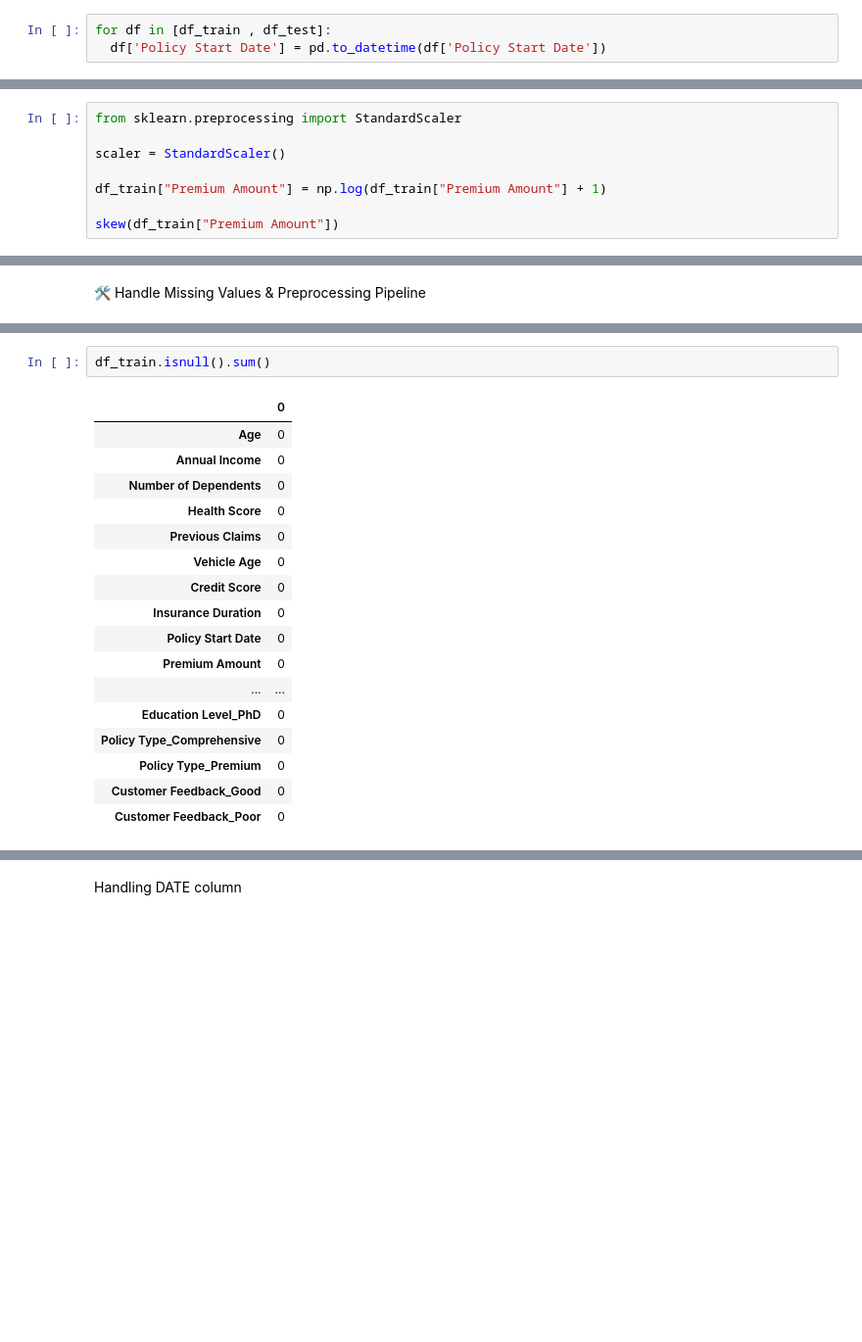
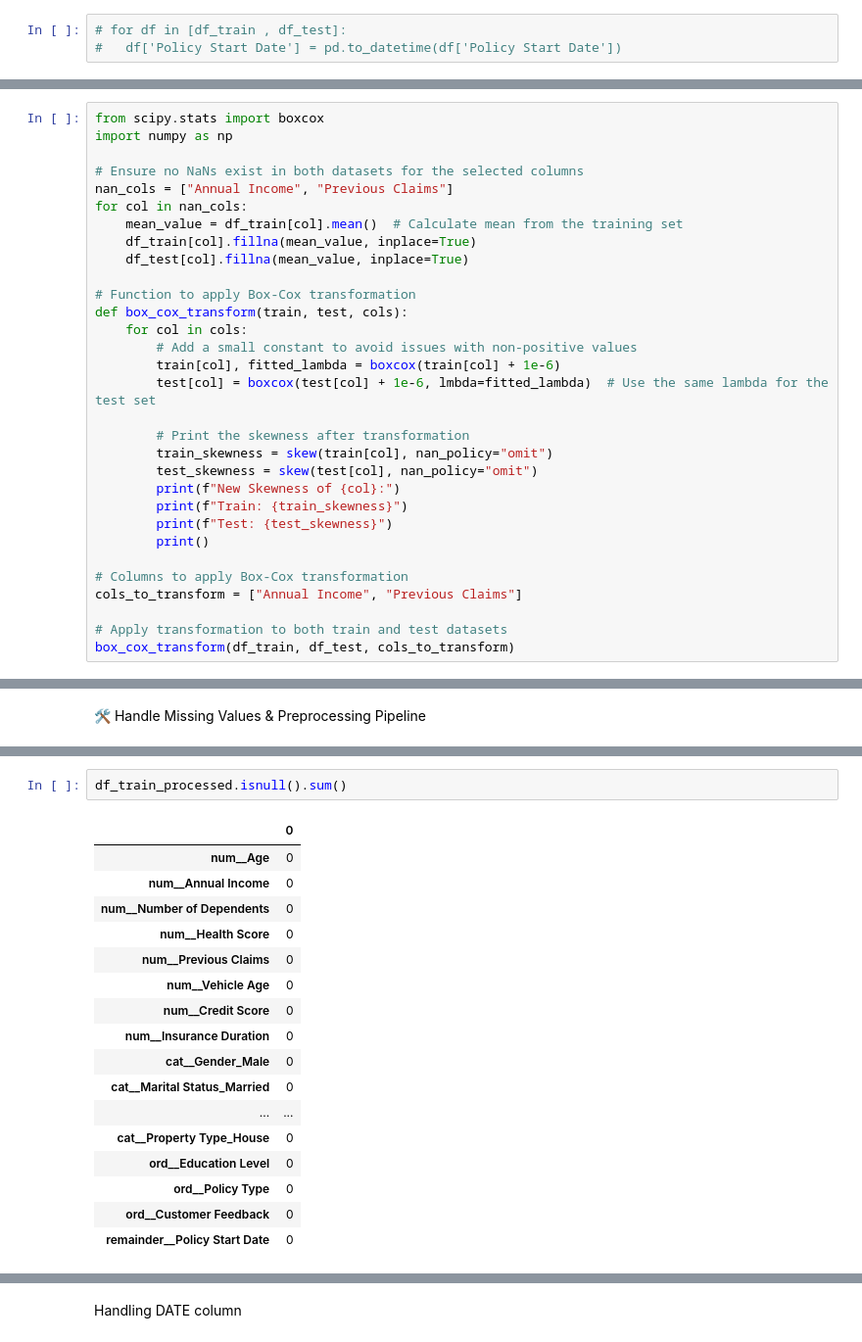
Before and after one commit to Lekxmentt/DS_projects-, a Jupyter notebook: Kaggle-Insurance/insurance_competition.ipynb, the cells around one changed output, grey strips where cells are left out. Shown at 98% size. Cells and saved outputs as stored; diff of their text form; blank space fills up the shorter version.

```diff
--- a/Kaggle-Insurance/insurance_competition.ipynb
+++ b/Kaggle-Insurance/insurance_competition.ipynb
@@ -110,5 +108,5 @@ missing_val_percentage(df_test)
 # %% [markdown]
 Handling Missing Values
 # %%
-for df in [df_train , df_test]:
-  df['Policy Start Date'] = pd.to_datetime(df['Policy Start Date'])
+# for df in [df_train , df_test]:
+#   df['Policy Start Date'] = pd.to_datetime(df['Policy Start Date'])
@@ -193,8 +189,0 @@ Annual Income , Previous Claims and Premium Amount are positevely skewed and hen
-# %%
-from sklearn.preprocessing import StandardScaler
-
-scaler = StandardScaler()
-
-df_train["Premium Amount"] = np.log(df_train["Premium Amount"] + 1)
-
-skew(df_train["Premium Amount"])
@@ -213,0 +190,31 @@ Skewness after Box-Cox: -0.1405701128860488
+# %%
+from scipy.stats import boxcox
+import numpy as np
+
+# Ensure no NaNs exist in both datasets for the selected columns
+nan_cols = ["Annual Income", "Previous Claims"]
+for col in nan_cols:
+    mean_value = df_train[col].mean()  # Calculate mean from the training set
+    df_train[col].fillna(mean_value, inplace=True)
+    df_test[col].fillna(mean_value, inplace=True)
+
+# Function to apply Box-Cox transformation
+def box_cox_transform(train, test, cols):
+    for col in cols:
+        # Add a small constant to avoid issues with non-positive values
+        train[col], fitted_lambda = boxcox(train[col] + 1e-6)
+        test[col] = boxcox(test[col] + 1e-6, lmbda=fitted_lambda)  # Use the same lambda for the test set
+
+        # Print the skewness after transformation
+        train_skewness = skew(train[col], nan_policy="omit")
+        test_skewness = skew(test[col], nan_policy="omit")
+        print(f"New Skewness of {col}:")
+        print(f"Train: {train_skewness}")
+        print(f"Test: {test_skewness}")
+        print()
+
+# Columns to apply Box-Cox transformation
+cols_to_transform = ["Annual Income", "Previous Claims"]
+
+# Apply transformation to both train and test datasets
+box_cox_transform(df_train, df_test, cols_to_transform)
@@ -354,21 +428,21 @@ df_train.head()
 # %%
-df_train.isnull().sum()
+df_train_processed.isnull().sum()
 # %% [output]
 |  | 0 |
-| Age | 0 |
-| Annual Income | 0 |
-| Number of Dependents | 0 |
-| Health Score | 0 |
-| Previous Claims | 0 |
-| Vehicle Age | 0 |
-| Credit Score | 0 |
-| Insurance Duration | 0 |
-| Policy Start Date | 0 |
-| Premium Amount | 0 |
+| num__Age | 0 |
+| num__Annual Income | 0 |
+| num__Number of Dependents | 0 |
+| num__Health Score | 0 |
+| num__Previous Claims | 0 |
+| num__Vehicle Age | 0 |
+| num__Credit Score | 0 |
+| num__Insurance Duration | 0 |
+| cat__Gender_Male | 0 |
+| cat__Marital Status_Married | 0 |
 | ... | ... |
-| Education Level_PhD | 0 |
-| Policy Type_Comprehensive | 0 |
-| Policy Type_Premium | 0 |
-| Customer Feedback_Good | 0 |
-| Customer Feedback_Poor | 0 |
+| cat__Property Type_House | 0 |
+| ord__Education Level | 0 |
+| ord__Policy Type | 0 |
+| ord__Customer Feedback | 0 |
+| remainder__Policy Start Date | 0 |
 dtype: int64
```
Also changed, not shown: parts of 72 cells of this notebook.
